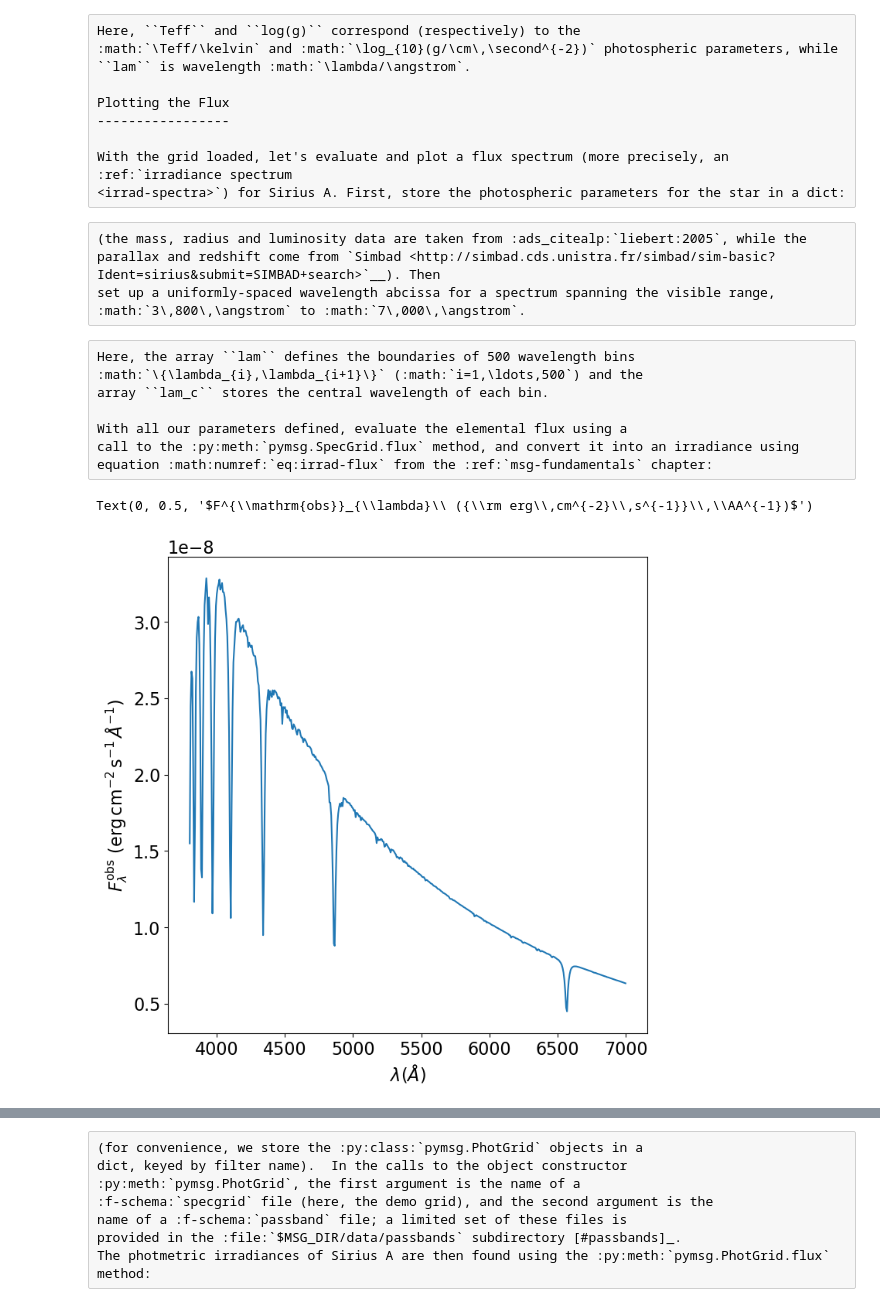
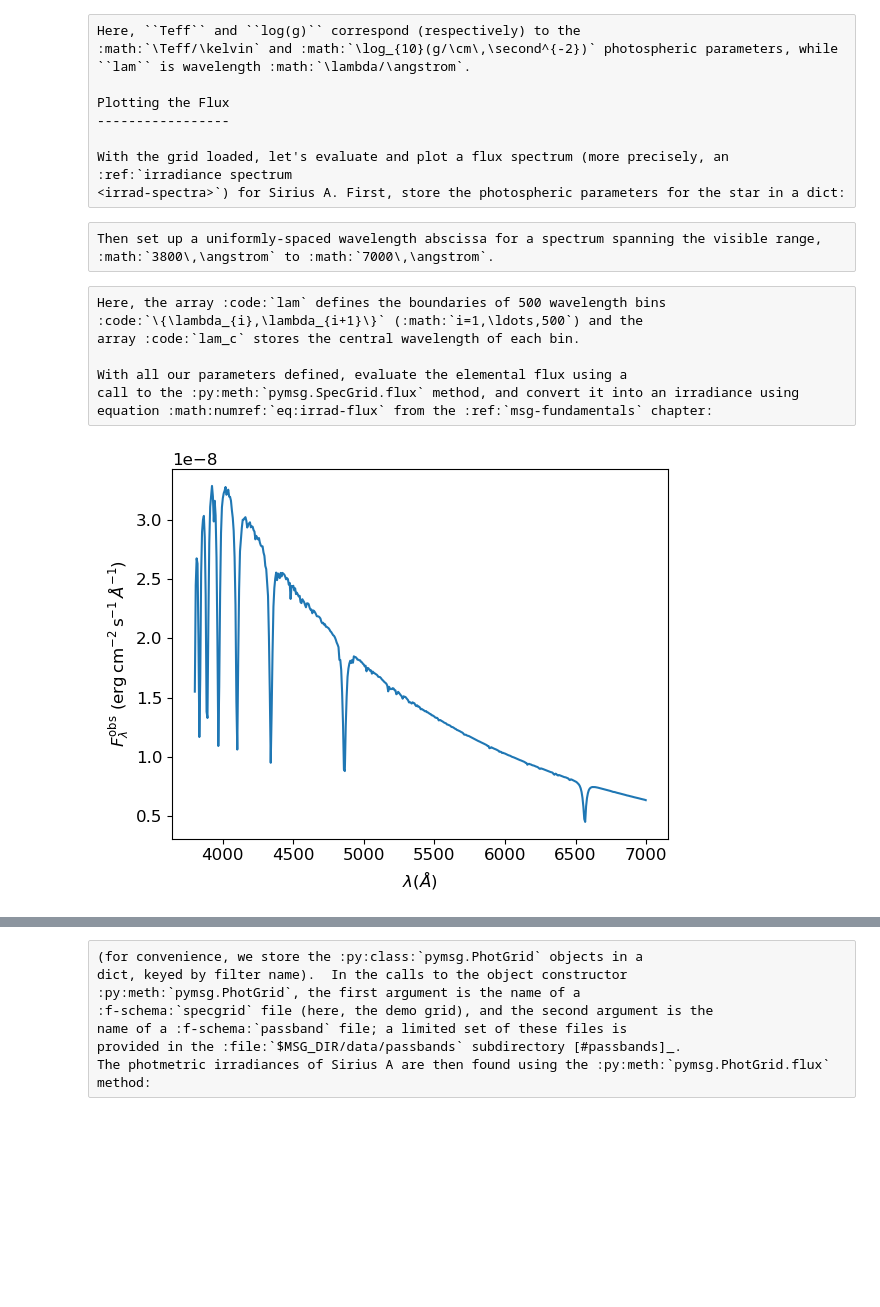
Before and after one commit to rhdtownsend/msg, a Jupyter notebook: docs/source/user-guide/walkthroughs/python-walkthrough.ipynb, the cells around one changed output, grey strips where cells are left out. Cells and saved outputs as stored; diff of their text form; code cells hidden in the pictures; blank space fills up the shorter version.

```diff
--- a/docs/source/user-guide/walkthroughs/python-walkthrough.ipynb
+++ b/docs/source/user-guide/walkthroughs/python-walkthrough.ipynb
@@ -83,27 +92,29 @@ Plotting the Flux
 With the grid loaded, let's evaluate and plot a flux spectrum (more precisely, an :ref:`irradiance spectrum
 <irrad-spectra>`) for Sirius A. First, store the photospheric parameters for the star in a dict:
 # %%
-# Set Sirius A's fundamental parameters
+# Set Sirius A's fundamental parameters. Mass, radius & luminosity are from
+# Liebert et al. (2005, ApJ, 630, 69), while parallax and radial velocity are from
+# Simbad
 
-M = 2.02 * con.M_sun
-R = 1.71 * con.R_sun
-L = 25.4 * con.L_sun
+M = 2.02*M_SUN
+R = 1.71*R_SUN
+L = 25.4*L_SUN
 
 p = 0.379
-d = 1/p * con.pc
+v = -5.50e5
 
-z = -5.50*unt.km/unt.s / con.c
+d = 1/p * PC
+z = v/C
 
-# Set photospheric parameters dict
+# Store in a photospheric parameters dict
 
-Teff = (L/(4*np.pi*R**2*con.sigma_sb))**0.25/unt.K
-logg = np.log10(con.G*M/R**2/(unt.cm/unt.s**2))
+Teff = ((L/(4*np.pi*R**2*SIGMA))**0.25)
+logg = np.log10(G*M/R**2)
 
 x = {'Teff': Teff, 'log(g)': logg}
 # %% [raw]
-(the mass, radius and luminosity data are taken from :ads_citealp:`liebert:2005`, while the parallax and redshift come from `Simbad <http://simbad.cds.unistra.fr/simbad/sim-basic?Ident=sirius&submit=SIMBAD+search>`__). Then
-set up a uniformly-spaced wavelength abcissa for a spectrum spanning the visible range,
-:math:`3\,800\,\angstrom` to :math:`7\,000\,\angstrom`.
+Then set up a uniformly-spaced wavelength abscissa for a spectrum spanning the visible range,
+:math:`3800\,\angstrom` to :math:`7000\,\angstrom`.
 # %%
 # Set up the wavelength abscissa
 
@@ -115,27 +125,27 @@ lam = np.linspace(lam_min, lam_max, 501)
 lam_c = 0.5*(lam[1:] + lam[:-1])
 # %% [raw]
-Here, the array ``lam`` defines the boundaries of 500 wavelength bins
-:math:`\{\lambda_{i},\lambda_{i+1}\}` (:math:`i=1,\ldots,500`) and the
-array ``lam_c`` stores the central wavelength of each bin.
+Here, the array :code:`lam` defines the boundaries of 500 wavelength bins
+:code:`\{\lambda_{i},\lambda_{i+1}\}` (:math:`i=1,\ldots,500`) and the
+array :code:`lam_c` stores the central wavelength of each bin.
 
 With all our parameters defined, evaluate the elemental flux using a
 call to the :py:meth:`pymsg.SpecGrid.flux` method, and convert it into an irradiance using equation :math:numref:`eq:irrad-flux` from the :ref:`msg-fundamentals` chapter:
 # %%
 # Evaluate the elemental flux and irradiance
 
-F = specgrid.flux(x, z, lam)
-F_obs = (R/d)**2*F
+F_lam = specgrid.flux(x, z, lam)
+F_lam_obs = (R/d)**2*F_lam
 
-# Plot
+# Plot the irradiance spectrum
 
-plt.figure(figsize=[8,8])
-plt.plot(lam_c, F_obs)
+plt.figure()
+
+plt.plot(lam_c, F_lam_obs)
 
 plt.xlabel(r'$\lambda ({\AA})$')
-plt.ylabel(r'$F^{\mathrm{obs}}_{\lambda}\ ({\rm erg\,cm^{-2}\,s^{-1}}\,\AA^{-1})$')
+plt.ylabel(r'$F^{\mathrm{obs}}_{\lambda}\ ({\rm erg\,cm^{-2}\,s^{-1}}\,\AA^{-1})$');
 # %% [output]
-Text(0, 0.5, '$F^{\\mathrm{obs}}_{\\lambda}\\ ({\\rm erg\\,cm^{-2}\\,s^{-1}}\\,\\AA^{-1})$')
-[figure, old version]
+[figure, new version]
 # %% [raw]
 The plot looks about right --- we can clearly see the Balmer series, starting with H\ :math:`\alpha` at :math:`6563\,\angstrom`.
 
```
Also changed, not shown: parts of 8 cells of this notebook, 9 other files.
